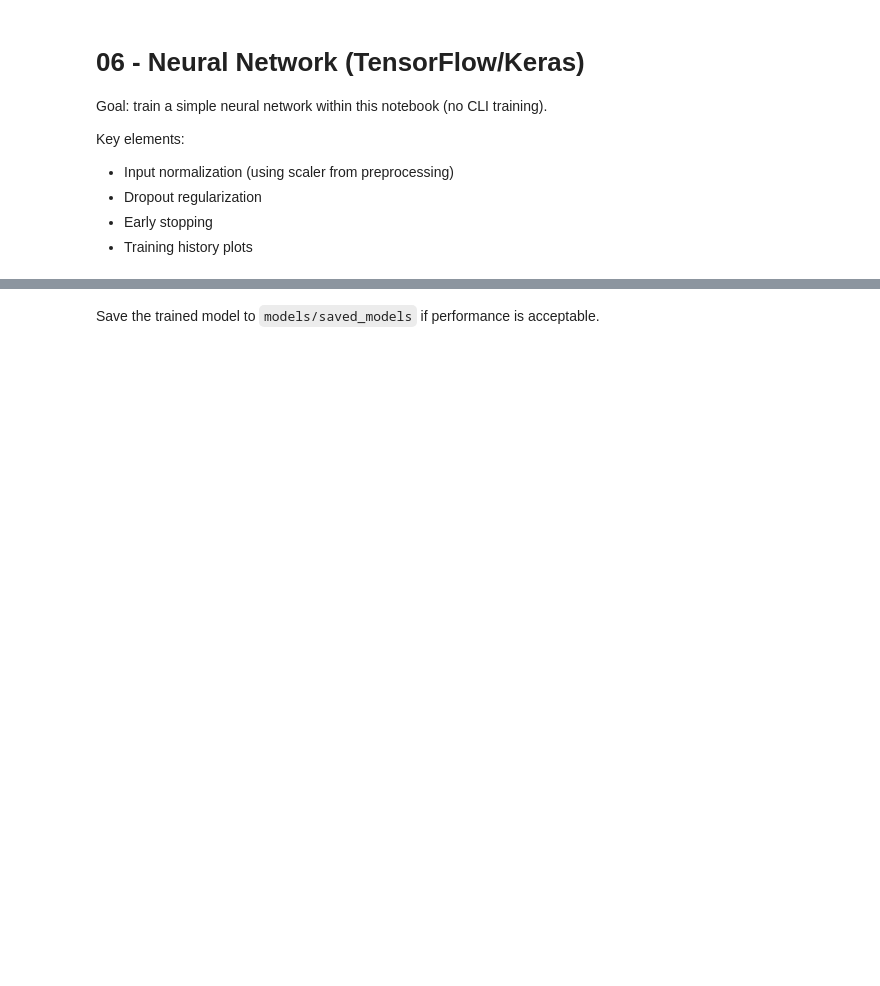
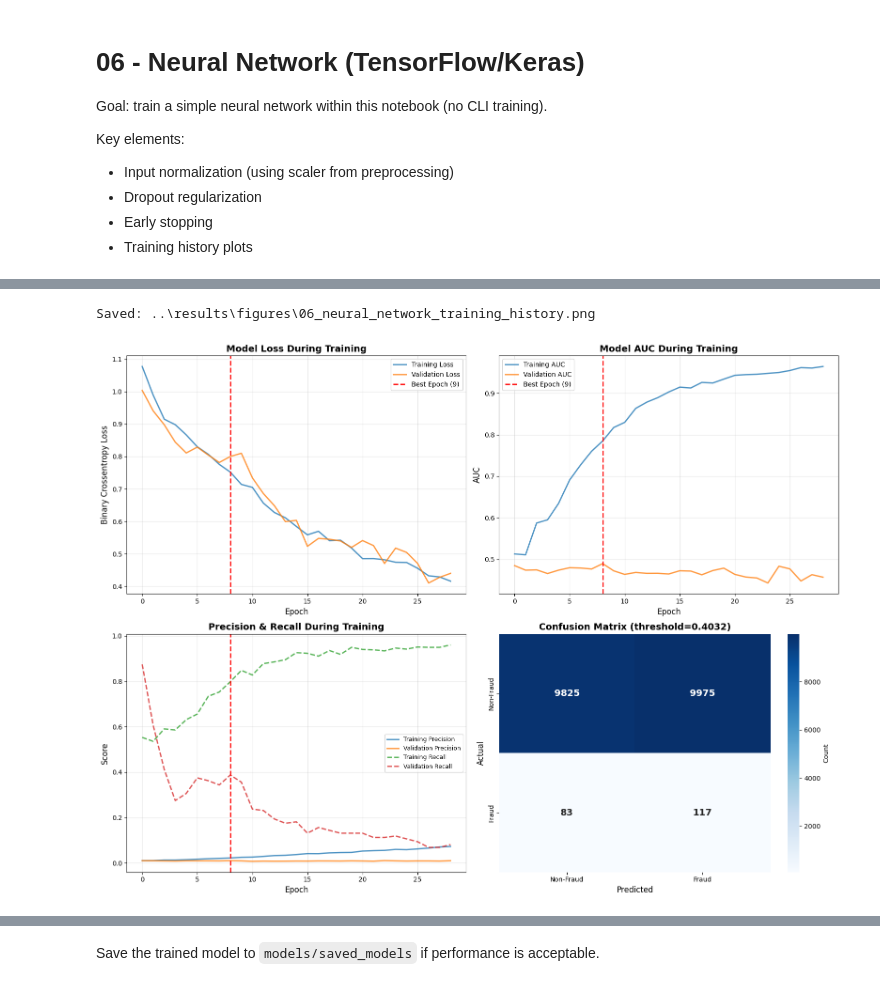
Before and after one commit to Dev666-vijay/FYP2025-Fraud-Detection, a Jupyter notebook: notebooks/06_neural_network.ipynb, the cells around one changed output, grey strips where cells are left out. Saved outputs shown, nothing was run; the diff lists cells and outputs as text; code cells hidden in the pictures; blank space fills up the shorter version.

```diff
--- a/notebooks/06_neural_network.ipynb
+++ b/notebooks/06_neural_network.ipynb
@@ -48,13 +270,69 @@ metrics
 # %%
 # Plot training history
-fig, ax = plt.subplots(1,2, figsize=(12,4))
-ax[0].plot(history.history['roc_auc'], label='train AUC')
-ax[0].plot(history.history['val_roc_auc'], label='val AUC')
-ax[0].set_title('ROC-AUC')
-ax[0].legend()
+import matplotlib.pyplot as plt
+import seaborn as sns
 
-ax[1].plot(history.history['recall'], label='train recall')
-ax[1].plot(history.history['val_recall'], label='val recall')
-ax[1].set_title('Recall')
-ax[1].legend()
+fig, axes = plt.subplots(2, 2, figsize=(16, 12))
+
+# Plot 1: Loss
+axes[0, 0].plot(history.history['loss'], label='Training Loss', linewidth=2, alpha=0.8)
+axes[0, 0].plot(history.history['val_loss'], label='Validation Loss', linewidth=2, alpha=0.8)
+axes[0, 0].axvline(x=best_epoch-1, color='red', linestyle='--', label=f'Best Epoch ({best_epoch})', linewidth=2)
+axes[0, 0].set_title('Model Loss During Training', fontsize=14, fontweight='bold')
+axes[0, 0].set_xlabel('Epoch', fontsize=12)
+axes[0, 0].set_ylabel('Binary Crossentropy Loss', fontsize=12)
+axes[0, 0].legend(fontsize=10)
+axes[0, 0].grid(True, alpha=0.3)
+
+# Plot 2: AUC
+axes[0, 1].plot(history.history['auc'], label='Training AUC', linewidth=2, alpha=0.8)
+axes[0, 1].plot(history.history['val_auc'], label='Validation AUC', linewidth=2, alpha=0.8)
+axes[0, 1].axvline(x=best_epoch-1, color='red', linestyle='--', label=f'Best Epoch ({best_epoch})', linewidth=2)
+axes[0, 1].set_title('Model AUC During Training', fontsize=14, fontweight='bold')
+axes[0, 1].set_xlabel('Epoch', fontsize=12)
+axes[0, 1].set_ylabel('AUC', fontsize=12)
+axes[0, 1].legend(fontsize=10)
+axes[0, 1].grid(True, alpha=0.3)
+
+# Plot 3: Precision & Recall
+axes[1, 0].plot(history.history['precision'], label='Training Precision', linewidth=2, alpha=0.8)
+axes[1, 0].plot(history.history['val_precision'], label='Validation Precision', linewidth=2, alpha=0.8)
+axes[1, 0].plot(history.history['recall'], label='Training Recall', linewidth=2, alpha=0.8, linestyle='--')
+axes[1, 0].plot(history.history['val_recall'], label='Validation Recall', linewidth=2, alpha=0.8, linestyle='--')
+axes[1, 0].axvline(x=best_epoch-1, color='red', linestyle='--', linewidth=2)
+axes[1, 0].set_title('Precision & Recall During Training', fontsize=14, fontweight='bold')
+axes[1, 0].set_xlabel('Epoch', fontsize=12)
+axes[1, 0].set_ylabel('Score', fontsize=12)
+axes[1, 0].legend(fontsize=9)
+axes[1, 0].grid(True, alpha=0.3)
+
+# Plot 4: Confusion Matrix
+sns.heatmap(cm_optimal, annot=True, fmt='d', cmap='Blues', ax=axes[1, 1],
+            xticklabels=['Non-Fraud', 'Fraud'],
+            yticklabels=['Non-Fraud', 'Fraud'],
+            cbar_kws={'label': 'Count'},
+            annot_kws={'fontsize': 14, 'weight': 'bold'})
+axes[1, 1].set_title(f'Confusion Matrix (threshold={optimal_threshold:.4f})', fontsize=14, fontweight='bold')
+axes[1, 1].set_xlabel('Predicted', fontsize=12)
+axes[1, 1].set_ylabel('Actual', fontsize=12)
+
+plt.tight_layout()
+fig.savefig(FIGURES_DIR / '06_neural_network_training_history.png', dpi=300, bbox_inches='tight')
+print(f"Saved: {FIGURES_DIR / '06_neural_network_training_history.png'}")
 plt.show()
+
+print("=" * 70)
+print("TRAINING SUMMARY")
+print("=" * 70)
+print(f"Total epochs: {len(history.history['loss'])}")
+print(f"Best epoch: {best_epoch} (val_auc: {best_val_auc:.4f})")
+print(f"\nTest Performance:")
+print(f"  ROC-AUC: {roc_auc:.4f}")
+print(f"  Threshold: {optimal_threshold:.6f}")
+print(f"  Precision: {class_report_optimal['1']['precision']:.4f}")
+print(f"  Recall: {class_report_optimal['1']['recall']:.4f}")
+print(f"  F1-Score: {class_report_optimal['1']['f1-score']:.4f}")
+print("=" * 70)
+# %% [output]
+Saved: ..\results\figures\06_neural_network_training_history.png
+[figure, added]
```
Also changed, not shown: parts of 2 cells of this notebook, 19 other files.
